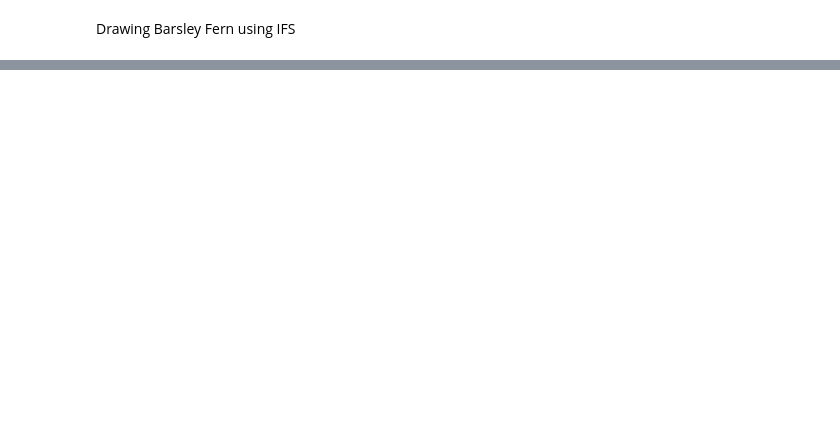
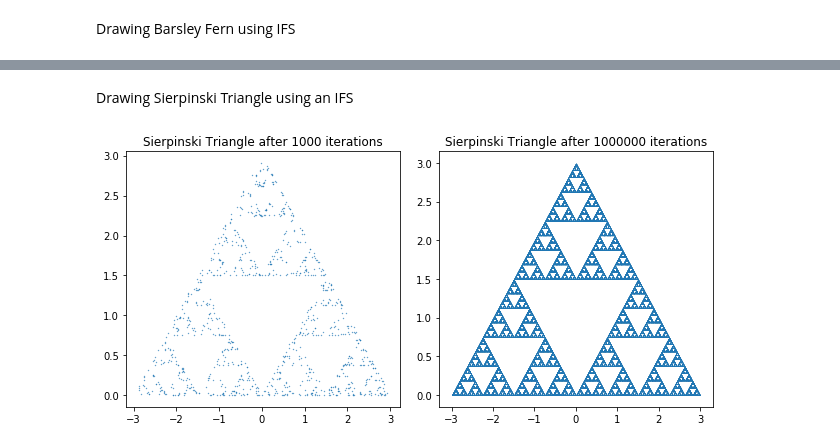
Before and after one commit to DanielPeacock/M2RFractalImageCompression, a Jupyter notebook: IteratedFunctionSystem.ipynb, the cells around one changed output, grey strips where cells are left out. Drawn from its saved outputs; the diff is of its cells as text; code cells hidden in the pictures; blank space fills up the shorter version.

```diff
--- a/IteratedFunctionSystem.ipynb
+++ b/IteratedFunctionSystem.ipynb
@@ -103,0 +86,14 @@ plt.show()
+# %% [markdown]
+Drawing Sierpinski Triangle using an IFS
+# %%
+# Define transformations for sierpinski triangle
+w1 = AffineTransformation(1/2, 0, 0, 1/2, -3/2, 0)
+w2 = AffineTransformation(1/2, 0, 0, 1/2, 3/2, 0)
+w3 = AffineTransformation(1/2, 0, 0, 1/2, 0, 3/2)
+
+fns = [w1, w2, w3]
+probs = [1/3, 1/3, 1/3]
+
+show_thousand_and_mil_iters("Sierpinski Triangle", fns, probs, (0,0))
+# %% [output]
+[figure, added]
```
Also changed, not shown: parts of 6 cells of this notebook, 1 other file.
